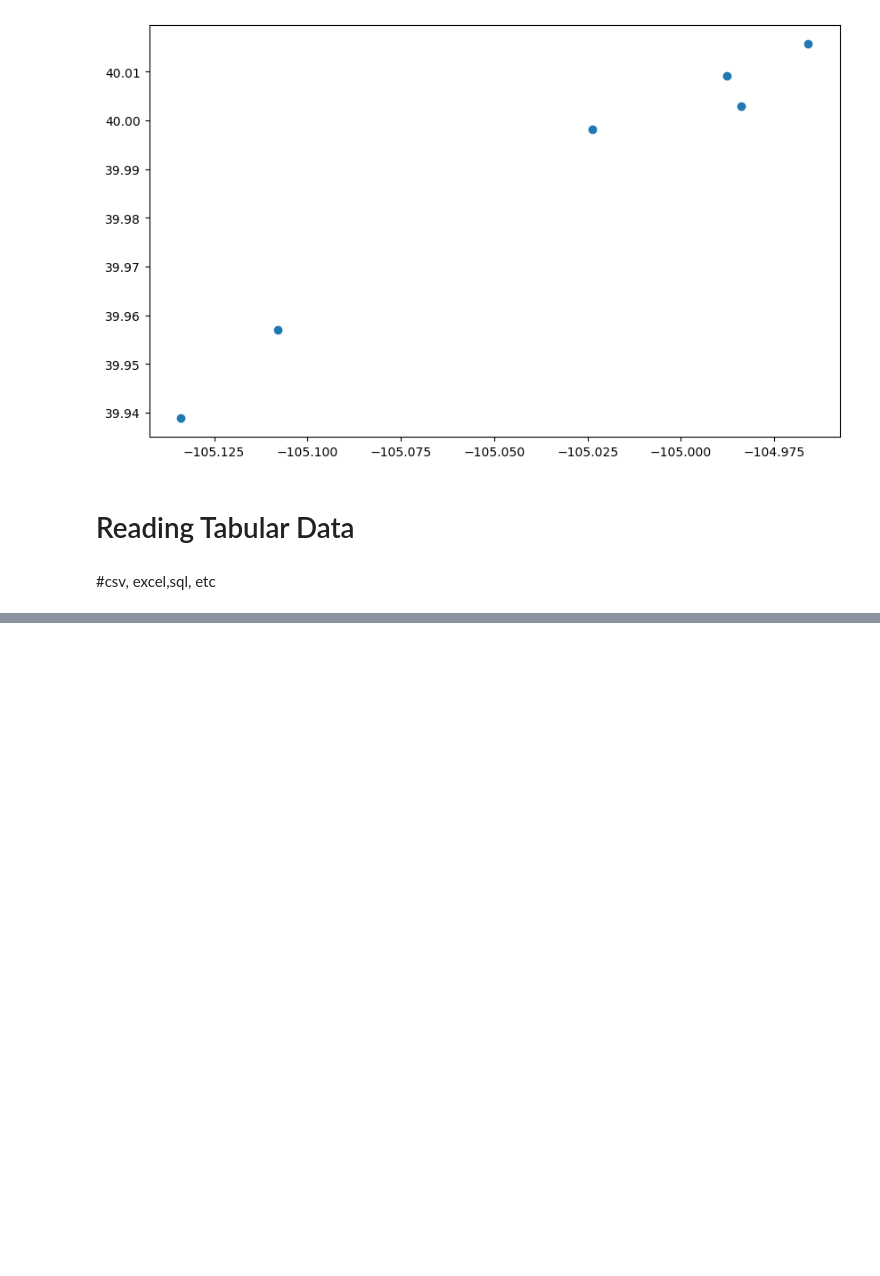
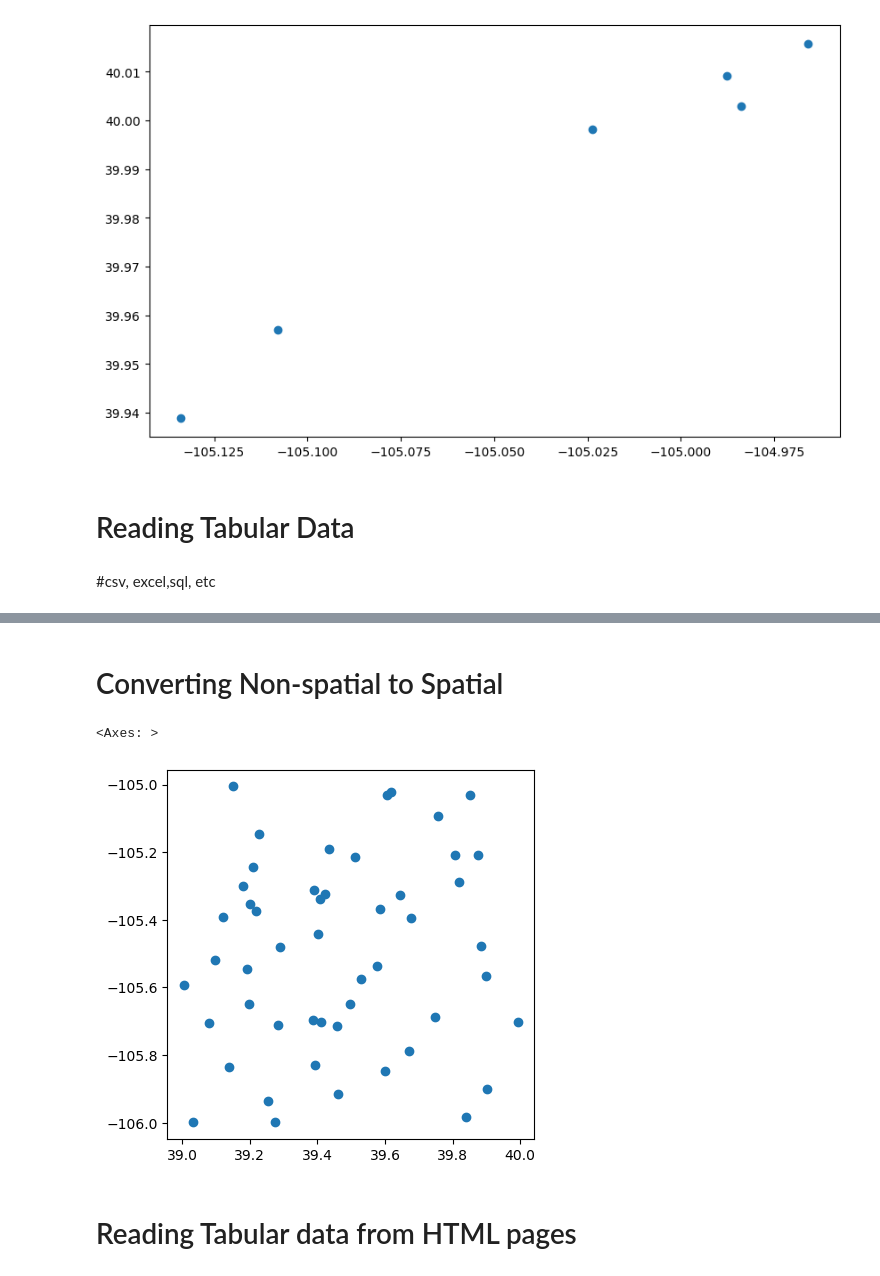
Before and after one commit to Ochwada/GeoAI-2023, a Jupyter notebook: Geospatial_DS_with_Python_GeoPandas/2_Advance_Tech_for_readingData.ipynb, the cells around one changed output, grey strips where cells are left out. Saved outputs shown, nothing was run; the diff lists cells and outputs as text; code cells hidden in the pictures; blank space fills up the shorter version.

```diff
--- a/Geospatial_DS_with_Python_GeoPandas/2_Advance_Tech_for_readingData.ipynb
+++ b/Geospatial_DS_with_Python_GeoPandas/2_Advance_Tech_for_readingData.ipynb
@@ -65,0 +189,18 @@ broomfield_nests.plot(figsize=(10,10))
+# %% [markdown]
+# Converting Non-spatial to Spatial
+# %%
+#  convert a pandas data frame that has columns for longtude nad latitude into spatial GeoPandas dataframe by calling GeoPandas points_from_xy method
+
+albatross_spatial_cood = gpd.GeoDataFrame(
+    albatross_spatial, geometry = gpd.points_from_xy(
+                                            albatross_spatial["latitude"],
+                                            albatross_spatial["longitude"]
+                                              )
+)
+
+albatross_spatial_cood.plot()
+# %% [output]
+<Axes: >
+[figure, added]
+# %% [markdown]
+# Reading Tabular data from HTML pages
```
Also changed, not shown: parts of 9 cells of this notebook, 12 other files.
